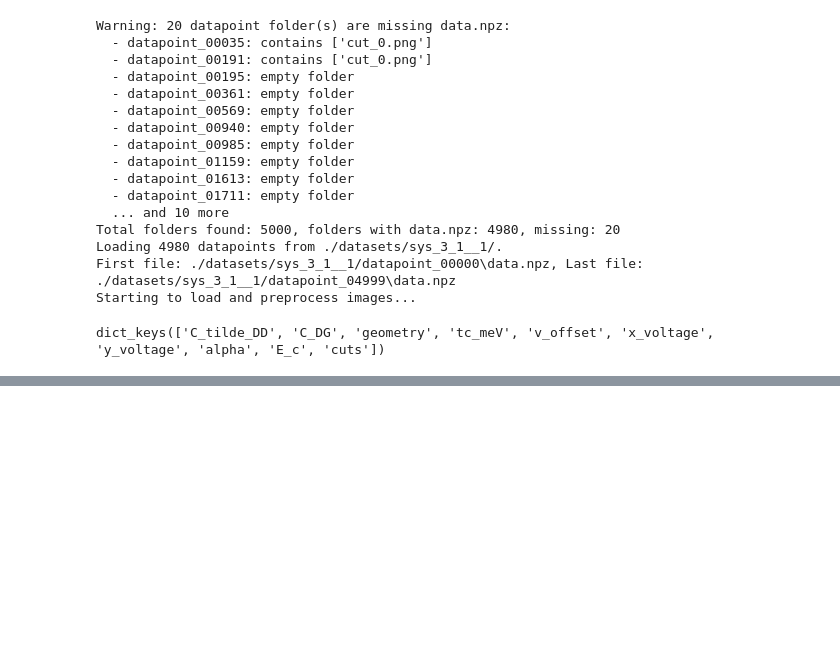
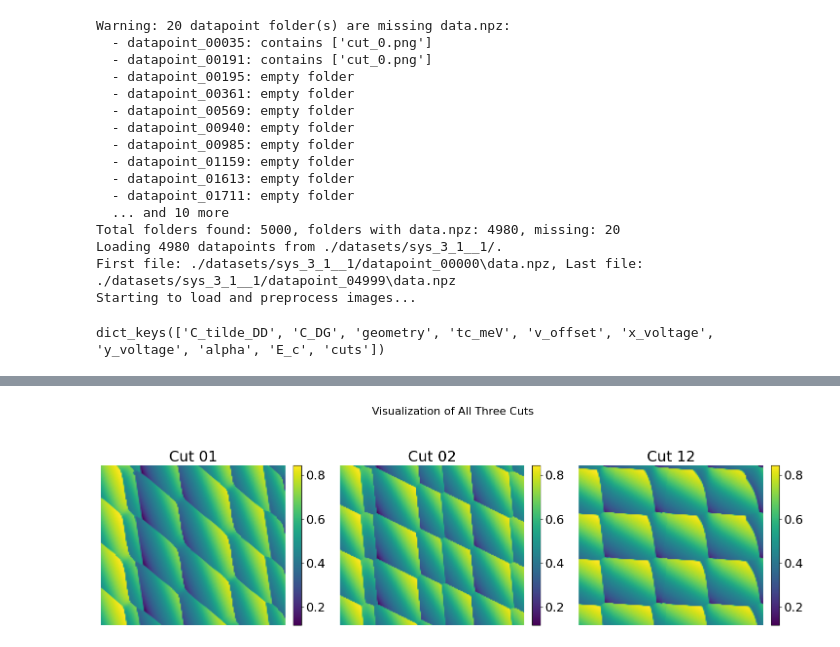
Before and after one commit to KREFT-QS-13/learning-QDs-parameters, a Jupyter notebook: example.ipynb, the cells around one changed output, grey strips where cells are left out. Saved outputs shown, nothing was run; the diff lists cells and outputs as text; code cells hidden in the pictures; blank space fills up the shorter version.

```diff
--- a/example.ipynb
+++ b/example.ipynb
@@ -63,0 +69,23 @@ pu.plot_prediction_vs_true_matrix_elements(targets, outputs, save_dir=None, figs
+# %%
+cut_01 = inputs[np.where(outputs[:, 0] > 5)].squeeze()[0][0]
+cut_02 = inputs[np.where(outputs[:, 0] > 5)].squeeze()[0][1]
+cut_12 = inputs[np.where(outputs[:, 0] > 5)].squeeze()[0][2]
+
+
+import matplotlib.pyplot as plt
+
+fig, axs = plt.subplots(1, 3, figsize=(15, 5))
+cuts = [cut_01, cut_02, cut_12]
+titles = ['Cut 01', 'Cut 02', 'Cut 12']
+
+for i, (cut, ax, title) in enumerate(zip(cuts, axs, titles)):
+    im = ax.imshow(cut, aspect='auto', cmap='viridis')
+    ax.set_title(title)
+    ax.axis('off')
+    fig.colorbar(im, ax=ax, fraction=0.046, pad=0.04)
+
+plt.suptitle("Visualization of All Three Cuts", fontsize=16)
+plt.tight_layout(rect=[0, 0.03, 1, 0.95])
+plt.show()
+# %% [output]
+[figure, added]
```
Also changed, not shown: parts of 4 cells of this notebook, 2 other files.
